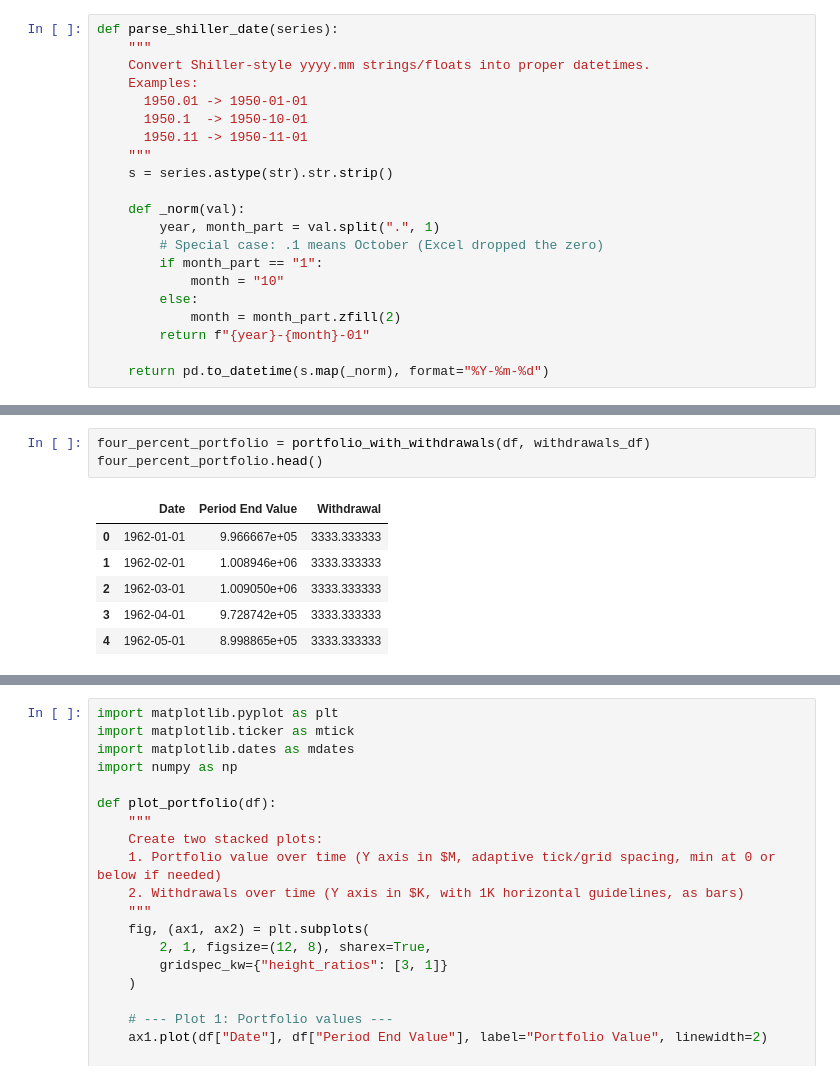
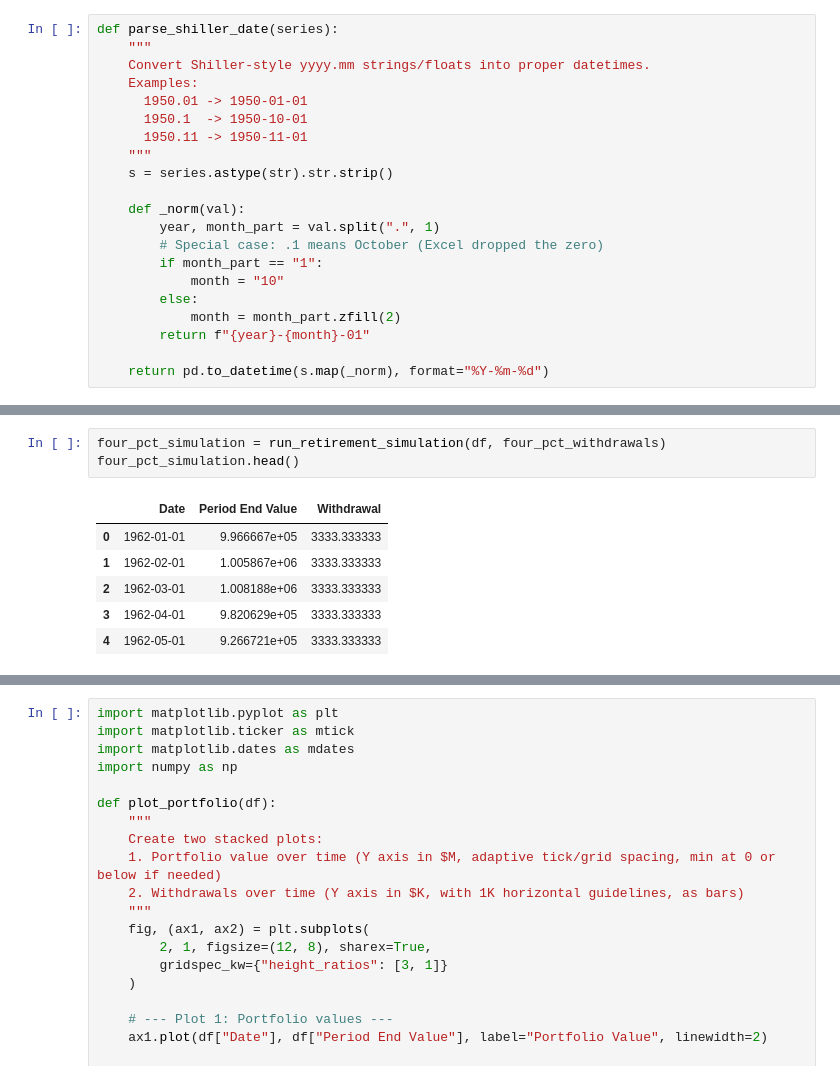
Before and after one commit to rogercost/fire-guardrails, a Jupyter notebook: Guardrails.ipynb, the cells around one changed output, grey strips where cells are left out. Cells and saved outputs as stored; diff of their text form.

```diff
--- a/Guardrails.ipynb
+++ b/Guardrails.ipynb
@@ -156,14 +176,14 @@ print(withdrawals_df.head())
 2 1962-03-01  3333.333333
 3 1962-04-01  3333.333333
 4 1962-05-01  3333.333333
-# %%
-four_percent_portfolio = portfolio_with_withdrawals(df, withdrawals_df)
-four_percent_portfolio.head()
-# %% [output]
-|  | Date | Period End Value | Withdrawal |
-| 0 | 1962-01-01 | 9.966667e+05 | 3333.333333 |
-| 1 | 1962-02-01 | 1.008946e+06 | 3333.333333 |
-| 2 | 1962-03-01 | 1.009050e+06 | 3333.333333 |
-| 3 | 1962-04-01 | 9.728742e+05 | 3333.333333 |
-| 4 | 1962-05-01 | 8.998865e+05 | 3333.333333 |
+# %%
+four_pct_simulation = run_retirement_simulation(df, four_pct_withdrawals)
+four_pct_simulation.head()
+# %% [output]
+|  | Date | Period End Value | Withdrawal |
+| 0 | 1962-01-01 | 9.966667e+05 | 3333.333333 |
+| 1 | 1962-02-01 | 1.005867e+06 | 3333.333333 |
+| 2 | 1962-03-01 | 1.008188e+06 | 3333.333333 |
+| 3 | 1962-04-01 | 9.820629e+05 | 3333.333333 |
+| 4 | 1962-05-01 | 9.266721e+05 | 3333.333333 |
 # %%
```
Also changed, not shown: parts of 19 cells of this notebook.
